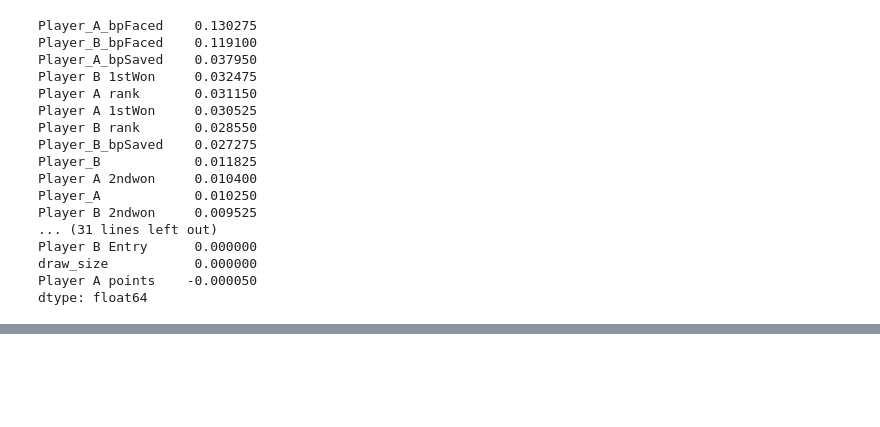
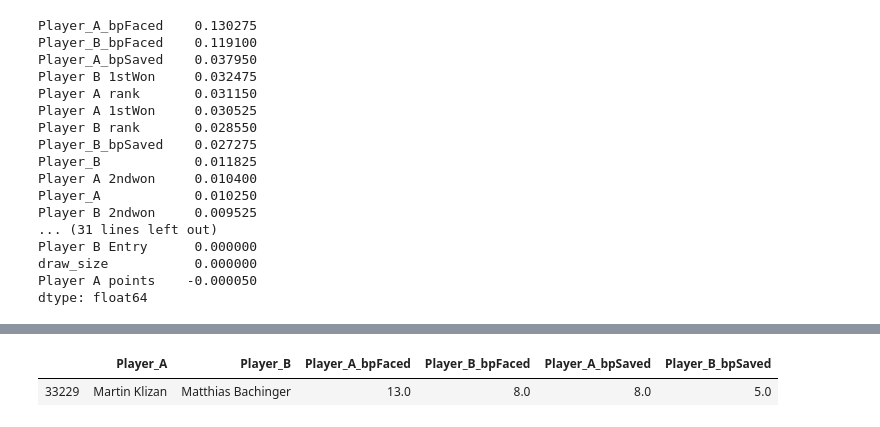
Before and after one commit to AndrewSLowe/tennis-prediction-project, a Jupyter notebook: notebooks/tennis-prediction-project-notebook.ipynb, the cells around one changed output, grey strips where cells are left out. Cells and saved outputs as stored; diff of their text form; code cells hidden in the pictures; blank space fills up the shorter version.

```diff
--- a/notebooks/tennis-prediction-project-notebook.ipynb
+++ b/notebooks/tennis-prediction-project-notebook.ipynb
@@ -229,0 +224,23 @@ eli5.show_weights(
+# %%
+# Based on the permutation importances and what I thought would be interesting
+# variables to interact with, I just kept Player A, Player B, their bpFaced,
+# and their bpSaved.
+
+X = df1[['Player_A', 'Player_B', 'Player_A_bpFaced',
+             'Player_B_bpFaced','Player_A_bpSaved', 'Player_B_bpSaved']]
+
+y = df1['Winner']
+
+X_trainval_fin, X_test_fin, y_trainval_fin, y_test_fin = train_test_split(
+    X, y, test_size=20000, random_state=42)
+
+X_train_fin, X_val_fin, y_train_fin, y_val_fin = train_test_split(
+    X_trainval_fin, y_trainval_fin, test_size=20000,
+    random_state=42)
+
+print('X_train shape', X_train_fin.shape)
+print('y_train shape', y_train_fin.shape)
+print('X_val shape', X_val_fin.shape)
+print('y_val shape', y_val_fin.shape)
+print('X_test shape', X_test_fin.shape)
+print('y_test shape', y_test_fin.shape)
@@ -403,0 +330,8 @@ dtype: object
+# %%
+row = X_val_fin.iloc[[10000]]
+row
+
+# Now I'm going to start making graphs so show the relative affect of my features.
+# %% [output]
+|  | Player_A | Player_B | Player_A_bpFaced | Player_B_bpFaced | Player_A_bpSaved | Player_B_bpSaved |
+| 33229 | Martin Klizan | Matthias Bachinger | 13.0 | 8.0 | 8.0 | 5.0 |
```
Also changed, not shown: parts of 45 cells of this notebook, 9 other files.
